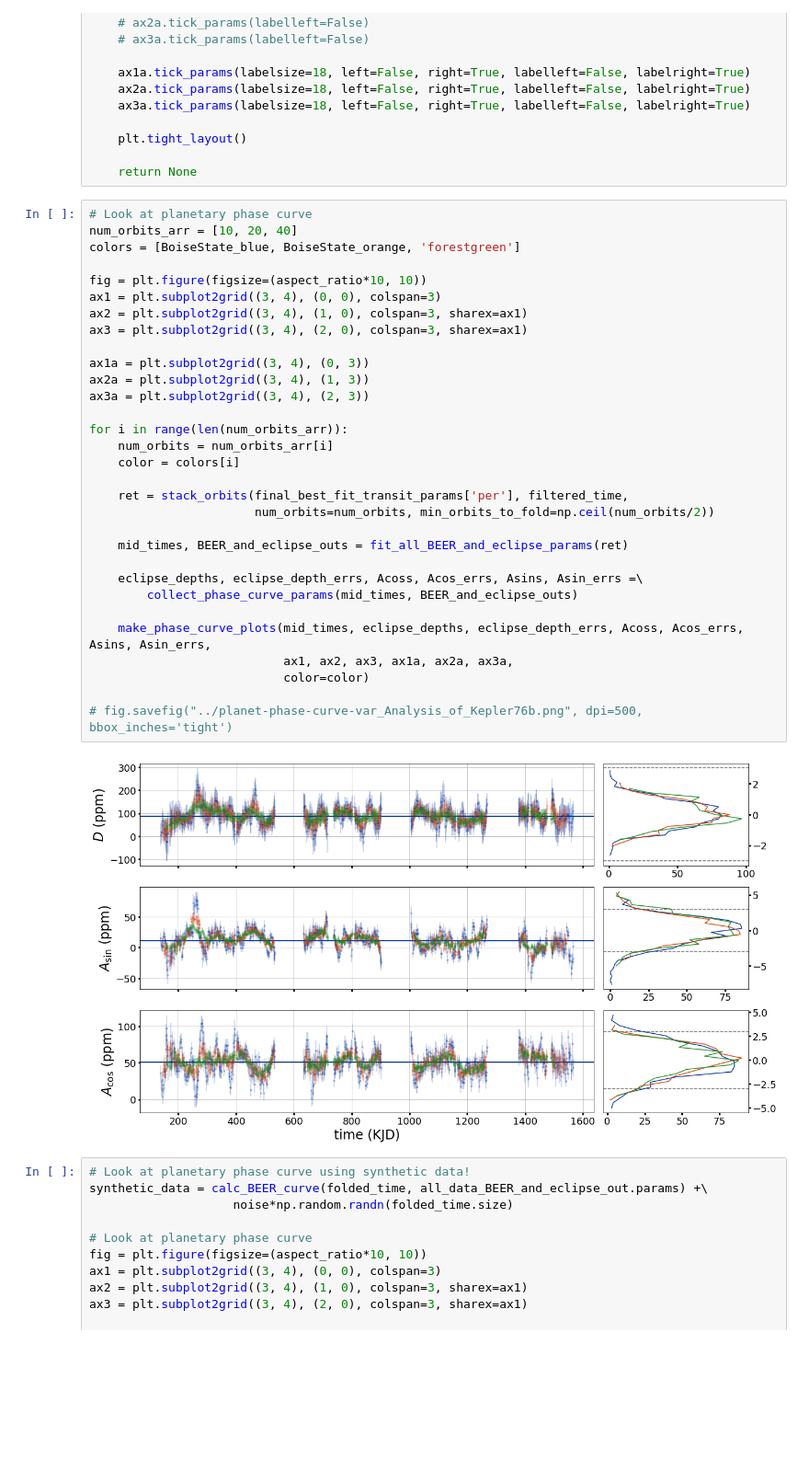
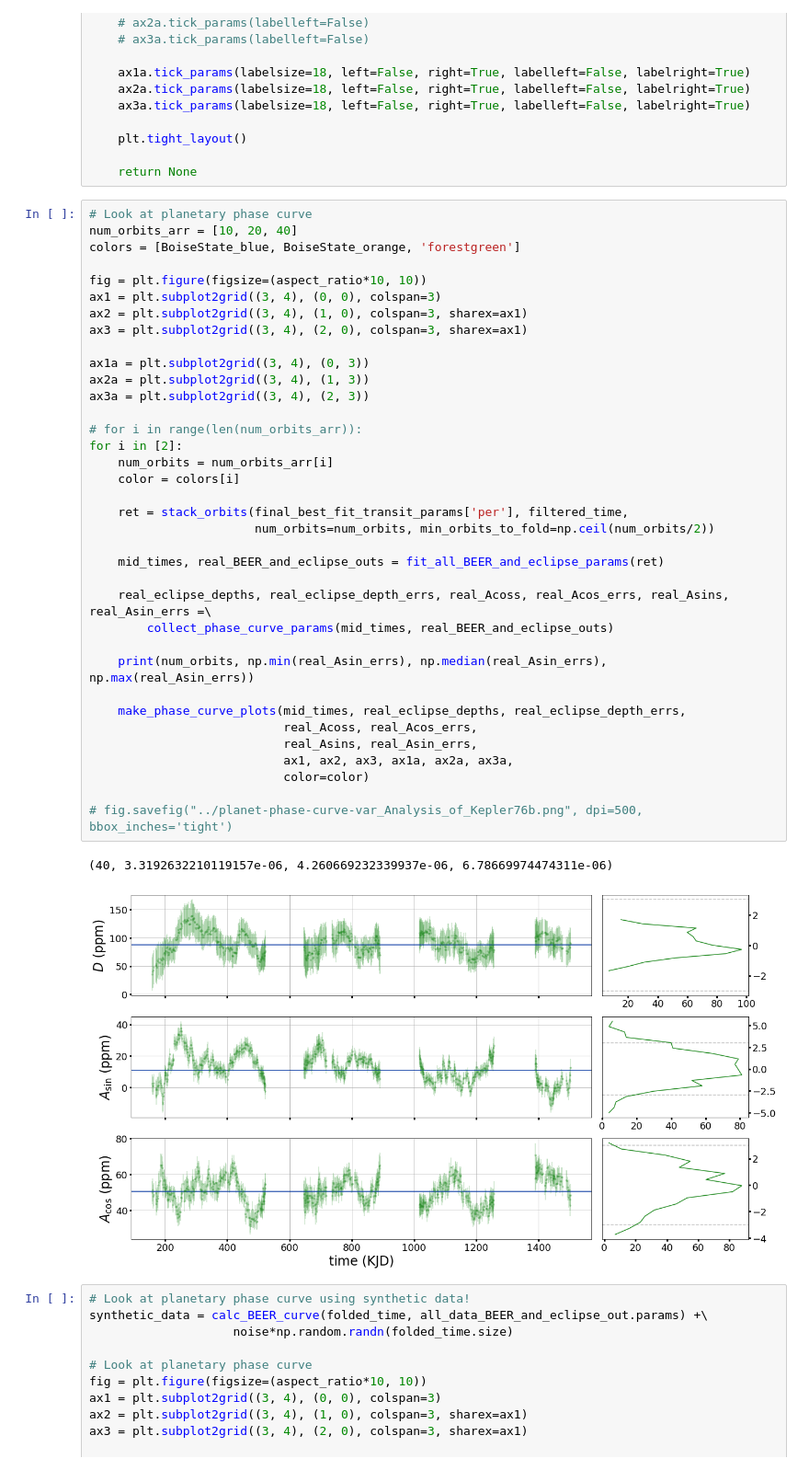
Before and after one commit to BoiseStatePlanetary/Searching-for-Variability-in-Eclipses-in-the-Kepler-Dataset, a Jupyter notebook: code/Analysis_of_Kepler76b.ipynb, the cells around one changed output. Shown at 92% size. Saved outputs shown, nothing was run; the diff lists cells and outputs as text; blank space fills up the shorter version.

```diff
--- a/code/Analysis_of_Kepler76b.ipynb
+++ b/code/Analysis_of_Kepler76b.ipynb
@@ -1551,36 +1552,42 @@ def make_phase_curve_plots(mid_times, eclipse_depths, eclipse_depth_errs, Acoss,
 # %%
 # Look at planetary phase curve
 num_orbits_arr = [10, 20, 40]
 colors = [BoiseState_blue, BoiseState_orange, 'forestgreen']
 
 fig = plt.figure(figsize=(aspect_ratio*10, 10))
 ax1 = plt.subplot2grid((3, 4), (0, 0), colspan=3)
 ax2 = plt.subplot2grid((3, 4), (1, 0), colspan=3, sharex=ax1)
 ax3 = plt.subplot2grid((3, 4), (2, 0), colspan=3, sharex=ax1)
 
 ax1a = plt.subplot2grid((3, 4), (0, 3))
 ax2a = plt.subplot2grid((3, 4), (1, 3))
 ax3a = plt.subplot2grid((3, 4), (2, 3))
 
-for i in range(len(num_orbits_arr)):
+# for i in range(len(num_orbits_arr)):
+for i in [2]:
     num_orbits = num_orbits_arr[i]
     color = colors[i]
 
     ret = stack_orbits(final_best_fit_transit_params['per'], filtered_time,
                        num_orbits=num_orbits, min_orbits_to_fold=np.ceil(num_orbits/2))
 
-    mid_times, BEER_and_eclipse_outs = fit_all_BEER_and_eclipse_params(ret)
+    mid_times, real_BEER_and_eclipse_outs = fit_all_BEER_and_eclipse_params(ret)
 
-    eclipse_depths, eclipse_depth_errs, Acoss, Acos_errs, Asins, Asin_errs =\
-        collect_phase_curve_params(mid_times, BEER_and_eclipse_outs)
+    real_eclipse_depths, real_eclipse_depth_errs, real_Acoss, real_Acos_errs, real_Asins, real_Asin_errs =\
+        collect_phase_curve_params(mid_times, real_BEER_and_eclipse_outs)
 
-    make_phase_curve_plots(mid_times, eclipse_depths, eclipse_depth_errs, Acoss, Acos_errs, Asins, Asin_errs,
+    print(num_orbits, np.min(real_Asin_errs), np.median(real_Asin_errs), np.max(real_Asin_errs))
+
+    make_phase_curve_plots(mid_times, real_eclipse_depths, real_eclipse_depth_errs,
+                           real_Acoss, real_Acos_errs,
+                           real_Asins, real_Asin_errs,
                            ax1, ax2, ax3, ax1a, ax2a, ax3a,
                            color=color)
 
 # fig.savefig("../planet-phase-curve-var_Analysis_of_Kepler76b.png", dpi=500, bbox_inches='tight')
 # %% [output]
+(40, 3.3192632210119157e-06, 4.260669232339937e-06, 6.78669974474311e-06)
-[figure, old version]
+[figure, new version]
 # %%
 # Look at planetary phase curve using synthetic data!
 synthetic_data = calc_BEER_curve(folded_time, all_data_BEER_and_eclipse_out.params) +\
```
Also changed, not shown: parts of 3 cells of this notebook.
